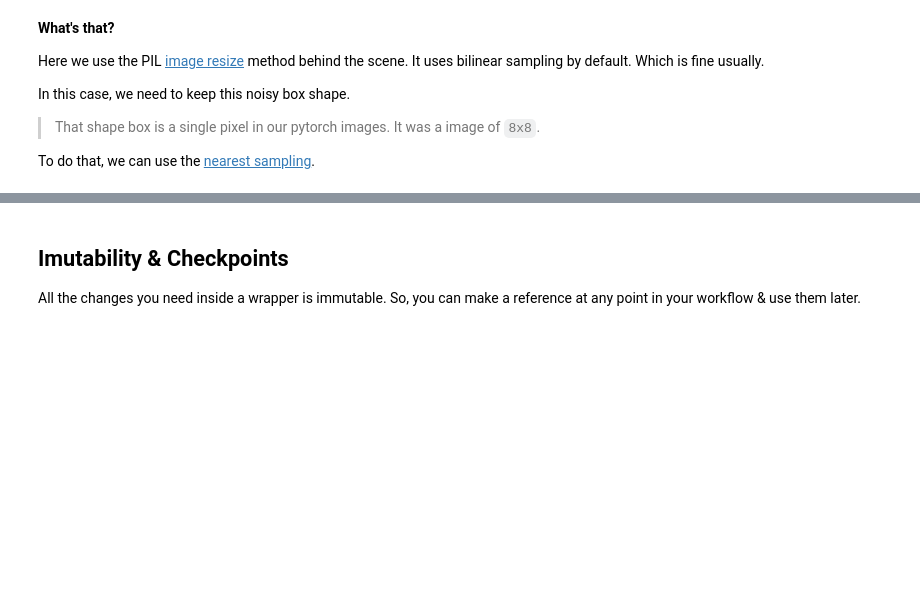
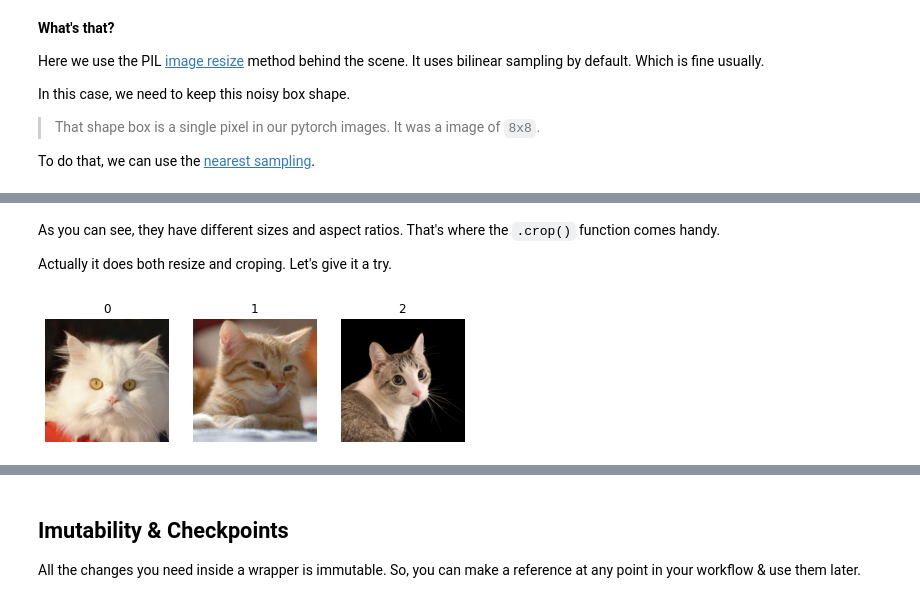
Before and after one commit to GDi4K/imitools, a Jupyter notebook: docs/tutorial.ipynb, the cells around one changed output, grey strips where cells are left out. Saved outputs shown, nothing was run; the diff lists cells and outputs as text; code cells hidden in the pictures; blank space fills up the shorter version.

```diff
--- a/docs/tutorial.ipynb
+++ b/docs/tutorial.ipynb
@@ -170,0 +175,8 @@ Add more content.
+# %% [markdown]
+As you can see, they have different sizes and aspect ratios. That's where the `.crop()` function comes handy.
+
+Actually it does both resize and croping. Let's give it a try.
+# %%
+I.download(image_urls).crop(256).show()
+# %% [output]
+[figure, added]
```
Also changed, not shown: parts of 35 cells of this notebook.
